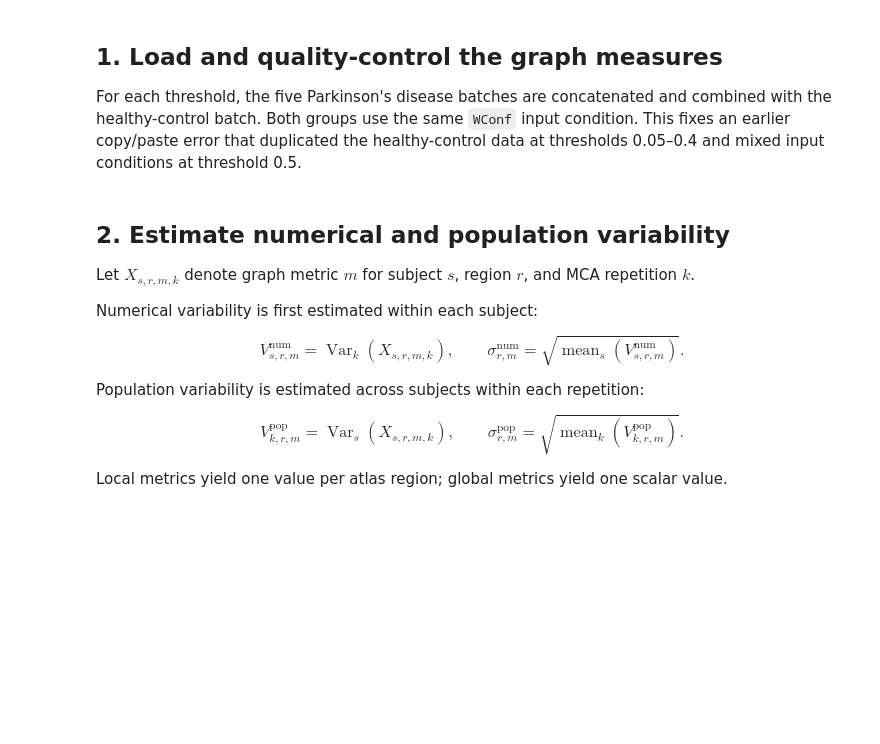
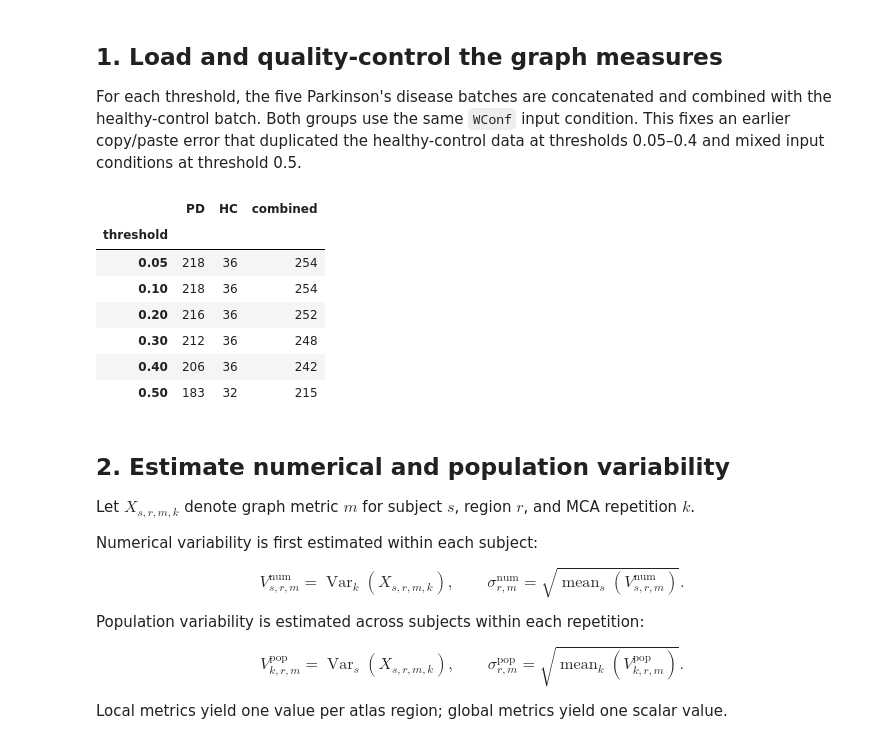
Before and after one commit to mina94az/Numerical-Variability-of-functional-MRI-Graph-Measures, a Jupyter notebook: Fig4-RegionalVariability/Fig4-RegionalVariability.ipynb, the cells around one changed output. Drawn from its saved outputs; the diff is of its cells as text; code cells hidden in the pictures; blank space fills up the shorter version.

```diff
--- a/Fig4-RegionalVariability/Fig4-RegionalVariability.ipynb
+++ b/Fig4-RegionalVariability/Fig4-RegionalVariability.ipynb
@@ -124,46 +164,54 @@ print(f"Paper figures: {PAPER_FIGURE_DIR}")
 
 For each threshold, the five Parkinson's disease batches are concatenated and combined with the healthy-control batch. Both groups use the same `WConf` input condition. This fixes an earlier copy/paste error that duplicated the healthy-control data at thresholds 0.05–0.4 and mixed input conditions at threshold 0.5.
 # %%
-def threshold_label(threshold: float) -> str:
-    """Return the label used in the precomputed group CSV filenames."""
-    return "05" if threshold == 0.05 else str(int(threshold * 10))
-
-
 def threshold_directory(threshold: float) -> Path:
-    return DATA_ROOT / f"table_correther{threshold}"
+    for prefix in ("table_corr", "table_correther"):
+        directory = DATA_ROOT / f"{prefix}{threshold}"
+        if directory.is_dir():
+            return directory
+    raise FileNotFoundError(f"No data folder found for threshold {threshold}")
 
 
 def read_population_data(threshold: float) -> dict[str, pd.DataFrame]:
     """Load and QC the WConf inputs for one graph-construction threshold."""
     directory = threshold_directory(threshold)
     pd_frames = [
         pd.read_pickle(directory / f"Result_tableWConf_batch_{batch}.pkl")
         for batch in BATCHES
     ]
     pd_data = pd.concat(pd_frames, ignore_index=True)
     hc_data = pd.read_pickle(directory / "Result_tableWConf_batch_hc.pkl")
 
     pd_data = pd_data.loc[~pd_data["subject"].isin(PD_SUBJECTS_TO_REMOVE)].copy()
     hc_data = hc_data.loc[~hc_data["subject"].isin(HC_SUBJECTS_TO_REMOVE)].copy()
     combined = pd.concat([pd_data, hc_data], ignore_index=True)
 
     return {"pd": pd_data, "hc": hc_data, "combined": combined}
 
 
 population_data = {
     threshold: read_population_data(threshold) for threshold in THRESHOLDS
 }
 
 sample_sizes = pd.DataFrame(
     {
         "threshold": threshold,
         "PD": frames["pd"]["subject"].nunique(),
         "HC": frames["hc"]["subject"].nunique(),
         "combined": frames["combined"]["subject"].nunique(),
     }
     for threshold, frames in population_data.items()
 ).set_index("threshold")
 sample_sizes
+# %% [output]
+|  | PD | HC | combined |
+| threshold |  |  |  |
+| 0.05 | 218 | 36 | 254 |
+| 0.10 | 218 | 36 | 254 |
+| 0.20 | 216 | 36 | 252 |
+| 0.30 | 212 | 36 | 248 |
+| 0.40 | 206 | 36 | 242 |
+| 0.50 | 183 | 32 | 215 |
 # %% [markdown]
 ## 2. Estimate numerical and population variability
 
```
Also changed, not shown: parts of 8 cells of this notebook, 4 other files.
